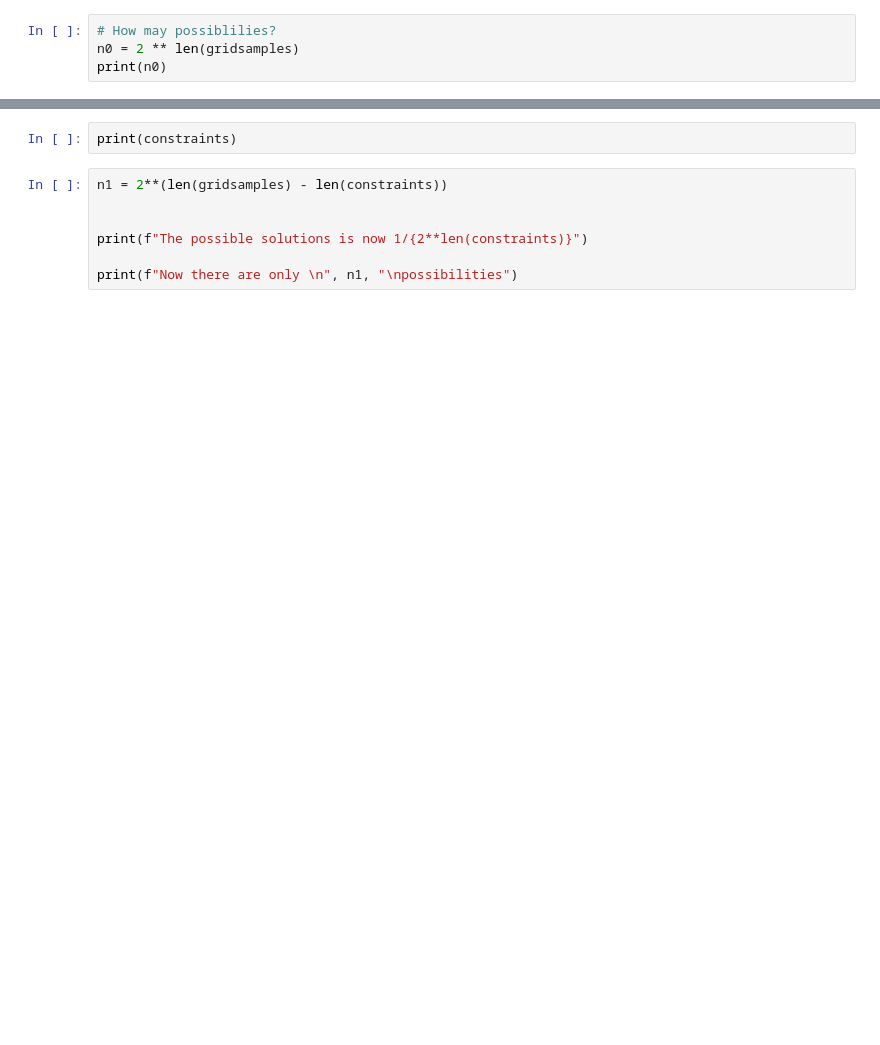
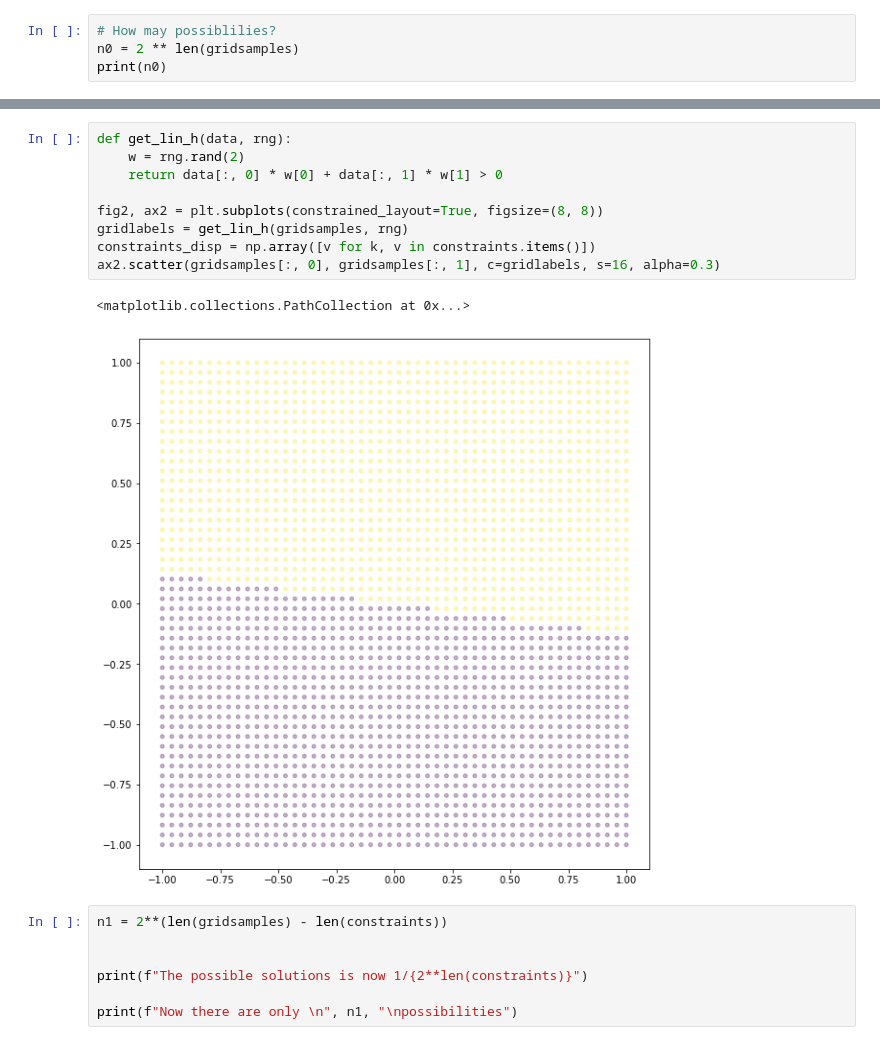
Before and after one commit to junjy007/ml_examples, a Jupyter notebook: 2_MLFramework_Simple.ipynb, the cells around one changed output, grey strips where cells are left out. Drawn from its saved outputs; the diff is of its cells as text; blank space fills up the shorter version.

```diff
--- a/2_MLFramework_Simple.ipynb
+++ b/2_MLFramework_Simple.ipynb
@@ -98,5 +104,15 @@ if len(constraints_disp)>0:
-# %%
-print(constraints)
+# %%
+def get_lin_h(data, rng):
+    w = rng.rand(2)
+    return data[:, 0] * w[0] + data[:, 1] * w[1] > 0
+
+fig2, ax2 = plt.subplots(constrained_layout=True, figsize=(8, 8))
+gridlabels = get_lin_h(gridsamples, rng)
+constraints_disp = np.array([v for k, v in constraints.items()])
+ax2.scatter(gridsamples[:, 0], gridsamples[:, 1], c=gridlabels, s=16, alpha=0.3)
+# %% [output]
+<matplotlib.collections.PathCollection at 0x...>
+[figure, added]
 # %%
 n1 = 2**(len(gridsamples) - len(constraints))
 
```
Also changed, not shown: parts of 4 cells of this notebook, 41 other files.
